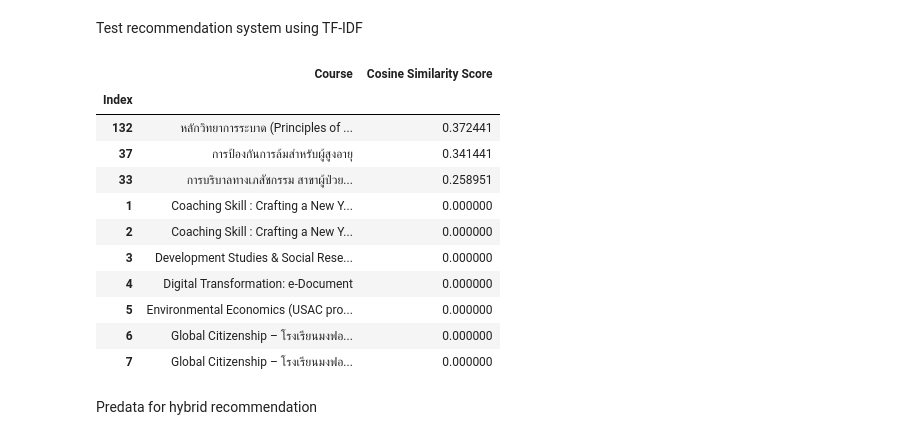
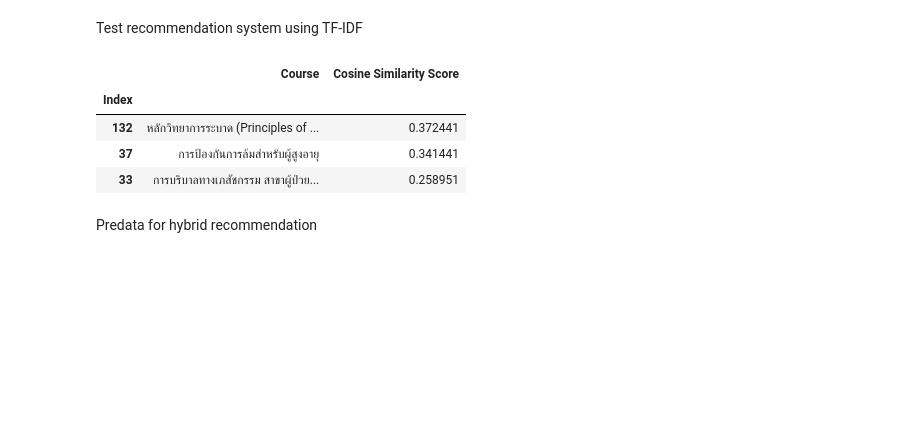
Before and after one commit to startg2545/recommendation-system, a Jupyter notebook: tfidf.ipynb, the cells around one changed output. Saved outputs shown, nothing was run; the diff lists cells and outputs as text; code cells hidden in the pictures; blank space fills up the shorter version.

```diff
--- a/tfidf.ipynb
+++ b/tfidf.ipynb
@@ -49,11 +52,13 @@ combined_courses = thai_courses._append(english_courses)
 
 # Convert combined courses to be in form of regular expression
 courses_clean = combined_courses.apply(clean_title).sort_index()
+# %%
+number_of_courses = len(courses)
 # %% [markdown]
 Create tfidf matrix
 # %%
-tfidf = TfidfVectorizer(stop_words='english')
-tfidf_matrix = tfidf.fit_transform(courses_clean)
+vectorizer = TfidfVectorizer(stop_words='english')
+tfidf_matrix = vectorizer.fit_transform(courses_clean)
 # %% [markdown]
 Create cosine similarities
 # %%
@@ -61,7 +66,7 @@ cosine_similarities = linear_kernel(tfidf_matrix)
 # %% [markdown]
 Create recommendation system function
 # %%
-def recommender_tfidf(course_name, limit):
+def recommender_tfidf(course_name, cosine_sim_matrix):
     """Return a dataframe of content recommendations based on TF-IDF cosine similarity.
 
     Args:
@@ -69,7 +74,6 @@ def recommender_tfidf(course_name, limit):
         column (string): Name of column used, i.e. 'title'.
         course_name (string): Name of title to get recommendations for, i.e. 1982 Ferrari 308 GTSi For Sale by Auction
         cosine_similarities (array): Cosine similarities matrix from linear_kernel
-        limit (int, optional): Optional limit on number of recommendations to return.
 
     Returns:
         Pandas dataframe.
@@ -79,22 +83,17 @@ def recommender_tfidf(course_name, limit):
     indices = pd.Series(courses).drop_duplicates()
 
     # Get the index for the target course_name
-    count = 0
-    for name in indices:
-        if name == course_name:
-            break
-        else:
-            count = count + 1
-    target_index = count
+    target_index = indices[indices == course_name].index[0]
 
     # Get the cosine similarity scores for the target course_name
-    cosine_similarity_scores = list(enumerate(cosine_similarities[target_index]))
+    cosine_similarity_scores = list(enumerate(cosine_sim_matrix[target_index]))
 
     # Sort the cosine similarities in order of closest similarity
     cosine_similarity_scores = sorted(cosine_similarity_scores, key=lambda x: x[1], reverse=True)
 
     # Return tuple of the requested closest scores excluding the target item and index
-    cosine_similarity_scores = cosine_similarity_scores[1:limit+1]
+    cosine_similarity_scores = cosine_similarity_scores[1:number_of_courses]
+    cosine_similarity_scores = [(i, score) for i, score in cosine_similarity_scores if score != 0]
 
     # Extract the tuple course_names
     index = (x[0] for x in cosine_similarity_scores)
@@ -119,20 +118,13 @@ def recommender_tfidf(course_name, limit):
 # %% [markdown]
 Test recommendation system using TF-IDF
 # %%
-recommender_tfidf('Cancer Epidemiology and Prevention', 10)
+recommender_tfidf('Cancer Epidemiology and Prevention', cosine_similarities)
 # %% [output]
 |  | Course | Cosine Similarity Score |
 | Index |  |  |
 | 132 | หลักวิทยาการระบาด (Principles of ... | 0.372441 |
 | 37 | การป้องกันการล้มสำหรับผู้สูงอายุ | 0.341441 |
 | 33 | การบริบาลทางเภสัชกรรม สาขาผู้ป่วย... | 0.258951 |
-| 1 | Coaching Skill : Crafting a New Y... | 0.000000 |
-| 2 | Coaching Skill : Crafting a New Y... | 0.000000 |
-| 3 | Development Studies & Social Rese... | 0.000000 |
-| 4 | Digital Transformation: e-Document | 0.000000 |
-| 5 | Environmental Economics (USAC pro... | 0.000000 |
-| 6 | Global Citizenship – โรงเรียนมงฟอ... | 0.000000 |
-| 7 | Global Citizenship – โรงเรียนมงฟอ... | 0.000000 |
 # %% [markdown]
 Predata for hybrid recommendation
 # %%
```
Also changed, not shown: parts of 16 cells of this notebook, 1 other file.
